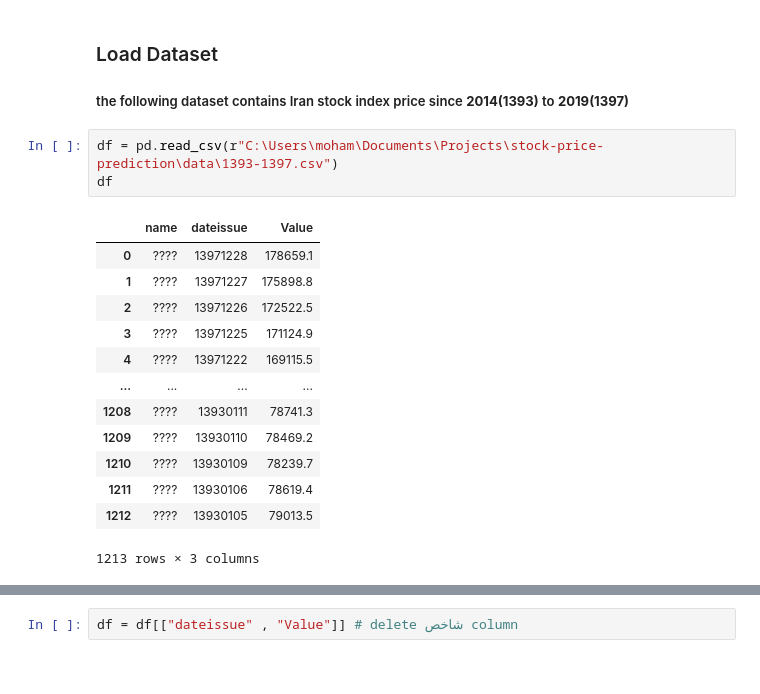
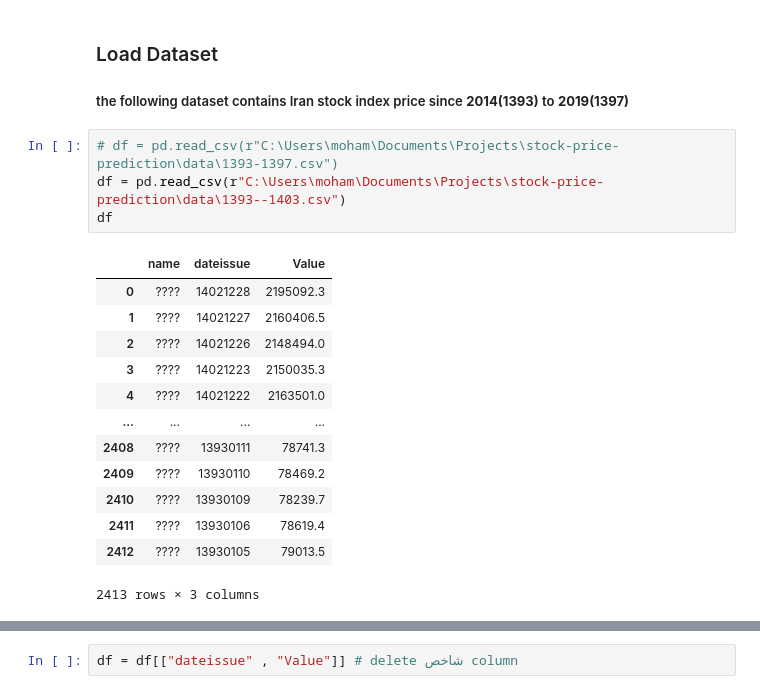
Before and after one commit to mohammadrezanorouzii/stock-price-prediction, a Jupyter notebook: main.ipynb, the cells around one changed output, grey strips where cells are left out. Cells and saved outputs as stored; diff of their text form.

```diff
--- a/main.ipynb
+++ b/main.ipynb
@@ -17,22 +17,23 @@ from sklearn.metrics import mean_squared_error
 ### Load Dataset
 ##### the following dataset contains Iran stock index price since **2014(1393)** to **2019(1397)**
 # %%
-df = pd.read_csv(r"C:\Users\moham\Documents\Projects\stock-price-prediction\data\1393-1397.csv")
+# df = pd.read_csv(r"C:\Users\moham\Documents\Projects\stock-price-prediction\data\1393-1397.csv")
+df = pd.read_csv(r"C:\Users\moham\Documents\Projects\stock-price-prediction\data\1393--1403.csv")
 df
 # %% [output]
 |  | name | dateissue | Value |
-| 0 | ???? | 13971228 | 178659.1 |
-| 1 | ???? | 13971227 | 175898.8 |
-| 2 | ???? | 13971226 | 172522.5 |
-| 3 | ???? | 13971225 | 171124.9 |
-| 4 | ???? | 13971222 | 169115.5 |
+| 0 | ???? | 14021228 | 2195092.3 |
+| 1 | ???? | 14021227 | 2160406.5 |
+| 2 | ???? | 14021226 | 2148494.0 |
+| 3 | ???? | 14021223 | 2150035.3 |
+| 4 | ???? | 14021222 | 2163501.0 |
 | ... | ... | ... | ... |
-| 1208 | ???? | 13930111 | 78741.3 |
-| 1209 | ???? | 13930110 | 78469.2 |
-| 1210 | ???? | 13930109 | 78239.7 |
-| 1211 | ???? | 13930106 | 78619.4 |
-| 1212 | ???? | 13930105 | 79013.5 |
+| 2408 | ???? | 13930111 | 78741.3 |
+| 2409 | ???? | 13930110 | 78469.2 |
+| 2410 | ???? | 13930109 | 78239.7 |
+| 2411 | ???? | 13930106 | 78619.4 |
+| 2412 | ???? | 13930105 | 79013.5 |
-1213 rows × 3 columns
+2413 rows × 3 columns
 # %%
 df = df.iloc[::-1]
 df
```
Also changed, not shown: parts of 24 cells of this notebook, 7 other files.
